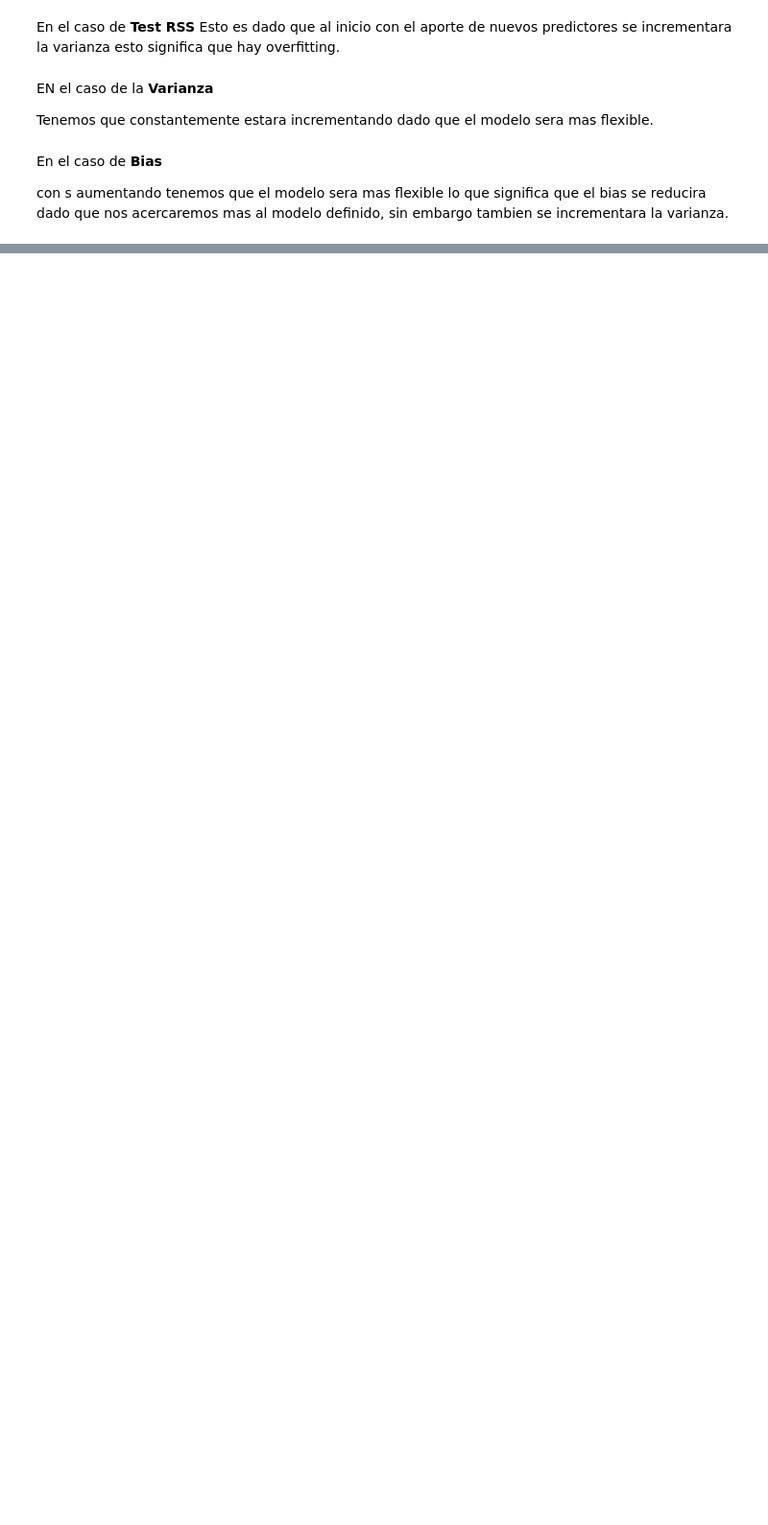
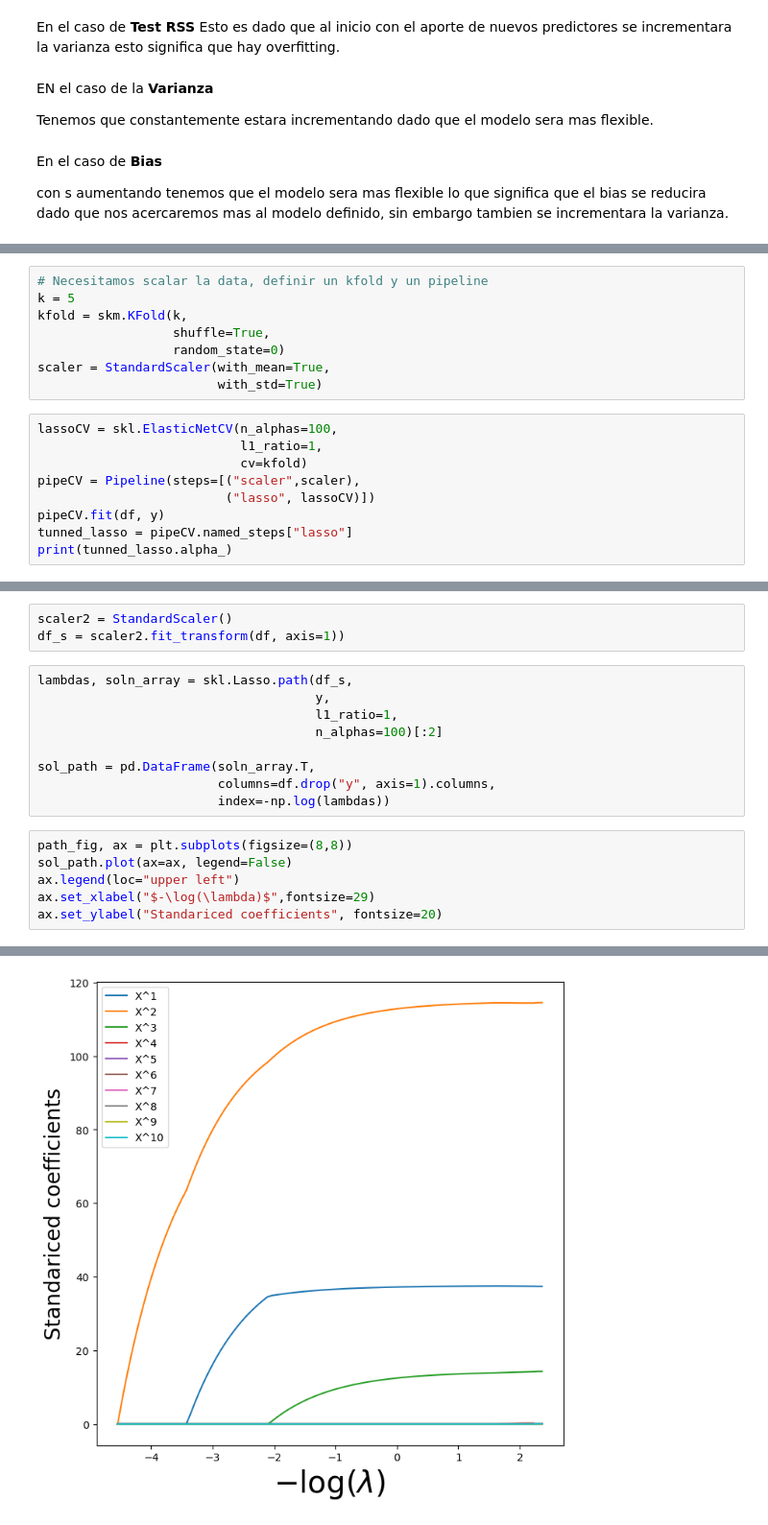
Before and after one commit to chuancao26/islp, a Jupyter notebook: EjerciciosRegularizacion.ipynb, the cells around one changed output, grey strips where cells are left out. Shown at 96% size. Saved outputs shown, nothing was run; the diff lists cells and outputs as text; blank space fills up the shorter version.

```diff
--- a/EjerciciosRegularizacion.ipynb
+++ b/EjerciciosRegularizacion.ipynb
@@ -99,0 +361,17 @@ con s aumentando tenemos que el modelo sera mas flexible lo que significa que el
+# %%
+# Necesitamos scalar la data, definir un kfold y un pipeline
+k = 5
+kfold = skm.KFold(k,
+                  shuffle=True,
+                  random_state=0)
+scaler = StandardScaler(with_mean=True,
+                        with_std=True)
+# %%
+lassoCV = skl.ElasticNetCV(n_alphas=100,
+                           l1_ratio=1,
+                           cv=kfold)
+pipeCV = Pipeline(steps=[("scaler",scaler),
+                         ("lasso", lassoCV)])
+pipeCV.fit(df, y)
+tunned_lasso = pipeCV.named_steps["lasso"]
+print(tunned_lasso.alpha_)
@@ -99,0 +386,19 @@ con s aumentando tenemos que el modelo sera mas flexible lo que significa que el
+# %%
+scaler2 = StandardScaler()
+df_s = scaler2.fit_transform(df, axis=1))
+# %%
+lambdas, soln_array = skl.Lasso.path(df_s,
+                                     y,
+                                     l1_ratio=1,
+                                     n_alphas=100)[:2]
+
+sol_path = pd.DataFrame(soln_array.T,
+                        columns=df.drop("y", axis=1).columns,
+                        index=-np.log(lambdas))
+# %%
+path_fig, ax = plt.subplots(figsize=(8,8))
+sol_path.plot(ax=ax, legend=False)
+ax.legend(loc="upper left")
+ax.set_xlabel("$-\log(\lambda)$",fontsize=29)
+ax.set_ylabel("Standariced coefficients", fontsize=20)
+# %% [output]
@@ -99,0 +406 @@ con s aumentando tenemos que el modelo sera mas flexible lo que significa que el
+[figure, added]
```
Also changed, not shown: parts of 48 cells of this notebook.
